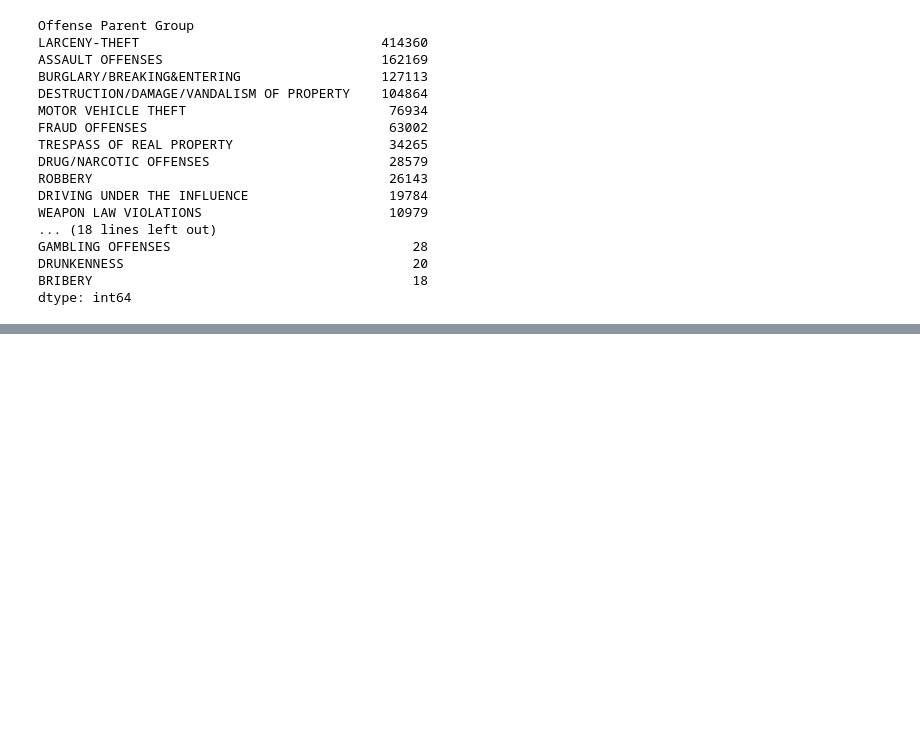
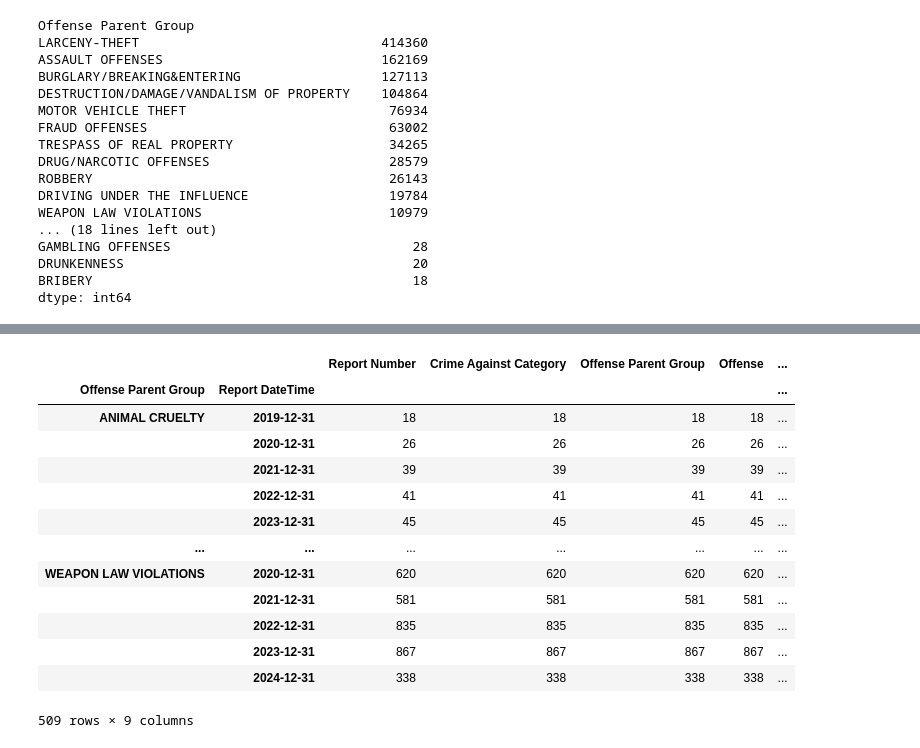
Before and after one commit to donmarcolaureano/seattle_crime, a Jupyter notebook: seattle_crime_data_notebook.ipynb, the cells around one changed output, grey strips where cells are left out. Cells and saved outputs as stored; diff of their text form; code cells hidden in the pictures; blank space fills up the shorter version.

```diff
--- a/seattle_crime_data_notebook.ipynb
+++ b/seattle_crime_data_notebook.ipynb
@@ -491,0 +527,17 @@ dtype: int64
+# %%
+offense_group
+# %% [output]
+|  |  | Report Number | Crime Against Category | Offense Parent Group | Offense | ... |
+| Offense Parent Group | Report DateTime |  |  |  |  | ... |
+| ANIMAL CRUELTY | 2019-12-31 | 18 | 18 | 18 | 18 | ... |
+|  | 2020-12-31 | 26 | 26 | 26 | 26 | ... |
+|  | 2021-12-31 | 39 | 39 | 39 | 39 | ... |
+|  | 2022-12-31 | 41 | 41 | 41 | 41 | ... |
+|  | 2023-12-31 | 45 | 45 | 45 | 45 | ... |
+| ... | ... | ... | ... | ... | ... | ... |
+| WEAPON LAW VIOLATIONS | 2020-12-31 | 620 | 620 | 620 | 620 | ... |
+|  | 2021-12-31 | 581 | 581 | 581 | 581 | ... |
+|  | 2022-12-31 | 835 | 835 | 835 | 835 | ... |
+|  | 2023-12-31 | 867 | 867 | 867 | 867 | ... |
+|  | 2024-12-31 | 338 | 338 | 338 | 338 | ... |
+509 rows × 9 columns
```
Also changed, not shown: parts of 5 cells of this notebook.
